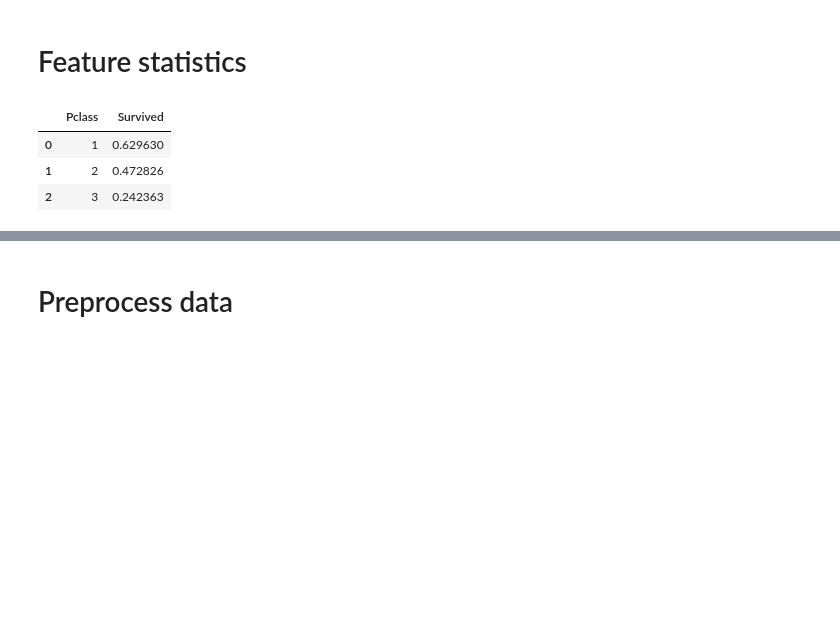
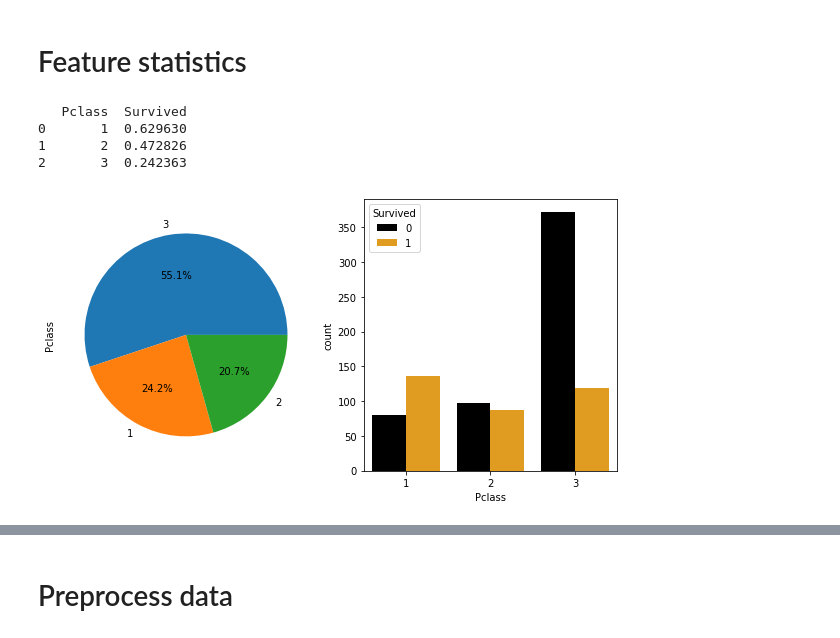
Before and after one commit to nhancv/nc-kaggle-ml, a Jupyter notebook: titanic/src/titanic-anomous.ipynb, the cells around one changed output, grey strips where cells are left out. Drawn from its saved outputs; the diff is of its cells as text; code cells hidden in the pictures; blank space fills up the shorter version.

```diff
--- a/titanic/src/titanic-anomous.ipynb
+++ b/titanic/src/titanic-anomous.ipynb
@@ -49,10 +82,34 @@ None
 # %% [markdown]
 # Feature statistics
+# %%
+# Continuous Data Plot
+def cont_plot(df, feature_name, target_name, palettemap, hue_order, feature_scale):
+    df['Counts'] = "" # A trick to skip using an axis (either x or y) on splitting violinplot
+    fig, [axis0,axis1] = plt.subplots(1,2,figsize=(10,5))
+    sns.distplot(df[feature_name], ax=axis0);
+    sns.violinplot(x=feature_name, y="Counts", hue=target_name, hue_order=hue_order, data=df,
+                   palette=palettemap, split=True, orient='h', ax=axis1)
+    axis1.set_xticks(feature_scale)
+    plt.show()
+    # WARNING: This will leave Counts column in dataset if you continues to use this dataset
+
+# Categorical/Ordinal Data Plot
+def cat_plot(df, feature_name, target_name, palettemap):
+    fig, [axis0,axis1] = plt.subplots(1,2,figsize=(10,5))
+    df[feature_name].value_counts().plot.pie(autopct='%1.1f%%',ax=axis0)
+    sns.countplot(x=feature_name, hue=target_name, data=df,
+                  palette=palettemap,ax=axis1)
+    plt.show()
+
+# Color map for visualization
+survival_palette = {0: "black", 1: "orange"}
 # %%
-train_df[['Pclass', 'Survived']].groupby(['Pclass'], as_index=False).mean().sort_values(by='Survived', ascending=False)
+print(train_df[['Pclass', 'Survived']].groupby(['Pclass'], as_index=False).mean().sort_values(by='Survived', ascending=False))
+cat_plot(train_df, 'Pclass','Survived', survival_palette)
 # %% [output]
-|  | Pclass | Survived |
-| 0 | 1 | 0.629630 |
-| 1 | 2 | 0.472826 |
-| 2 | 3 | 0.242363 |
+   Pclass  Survived
+0       1  0.629630
+1       2  0.472826
+2       3  0.242363
+[figure, added]
 # %%
```
Also changed, not shown: parts of 26 cells of this notebook, 1 other file.
